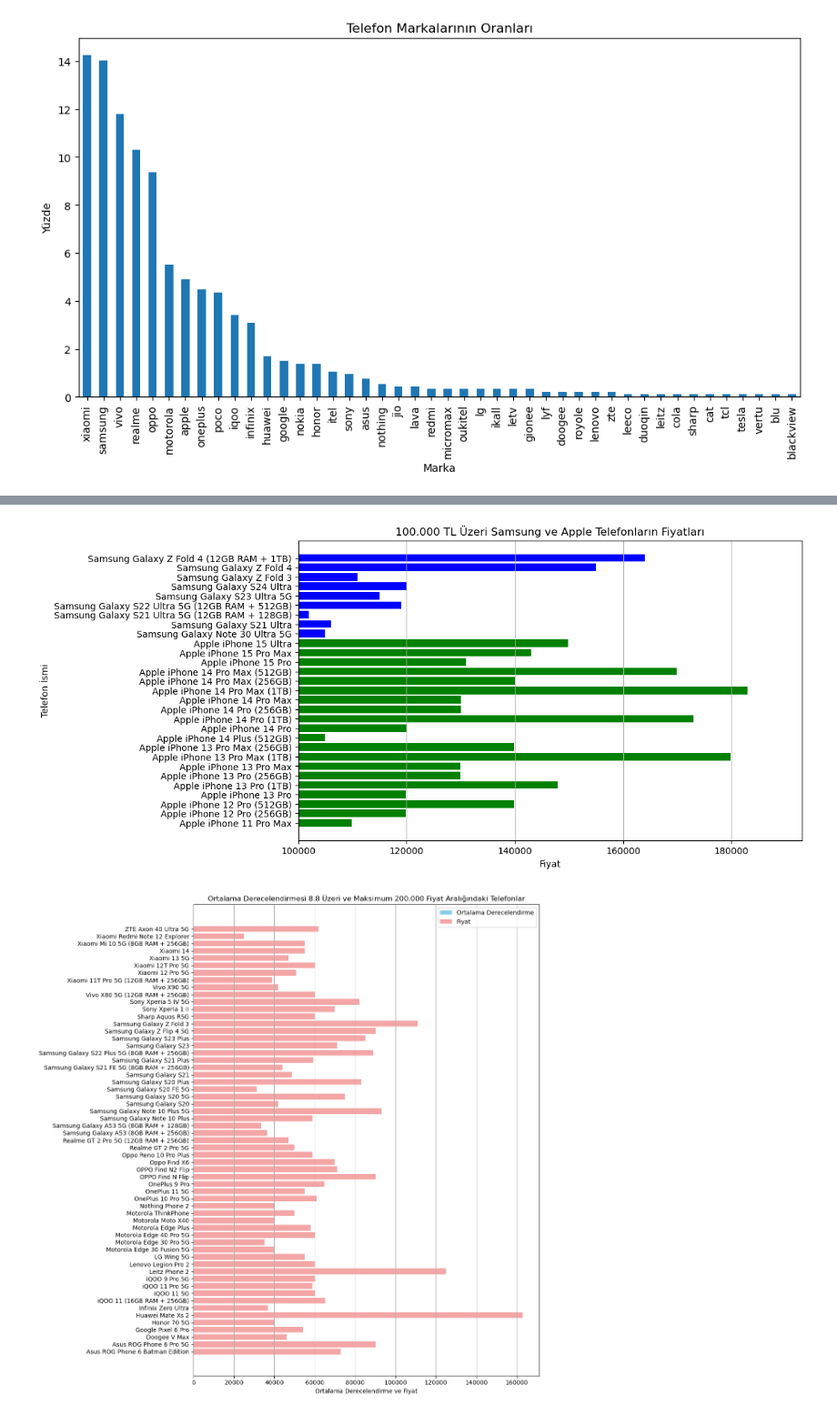
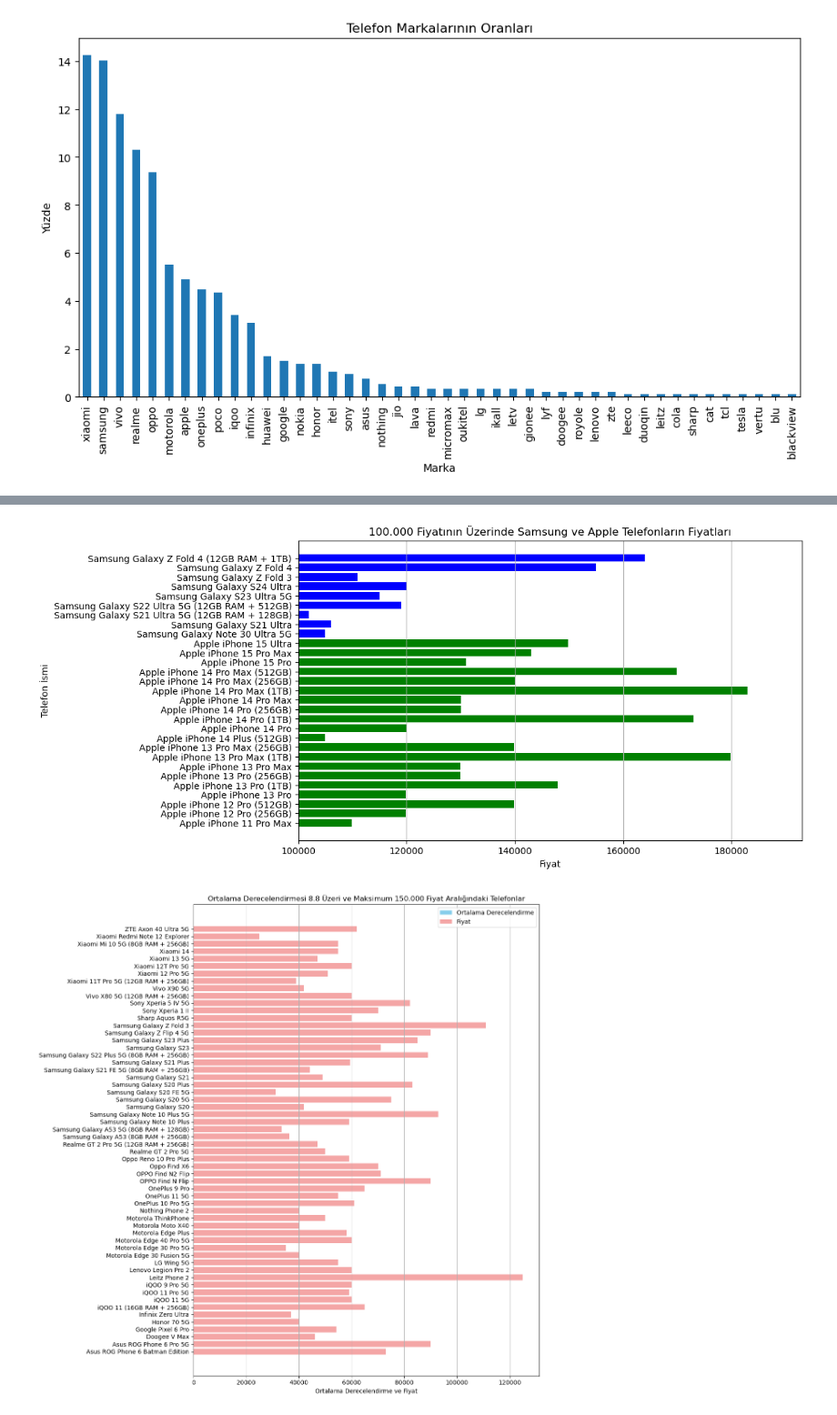
Before and after one commit to meteulken/Kodluyoruz-HiKod_02, a Jupyter notebook: Week5/odev1/Exercise01.ipynb, the cells around one changed output, grey strips where cells are left out. Shown: that part at 91% size. Cells and saved outputs as stored; diff of their text form; code cells hidden in the pictures.

```diff
--- a/Week5/odev1/Exercise01.ipynb
+++ b/Week5/odev1/Exercise01.ipynb
@@ -67,35 +118,35 @@ plt.figure(figsize=(10, 6))
 plt.barh(telefon_isimleri, fiyatlar, color=markalar.map({'samsung': 'blue', 'apple': 'green'}))
 plt.xlabel('Fiyat')
 plt.ylabel('Telefon İsmi')
-plt.title('100.000 TL Üzeri Samsung ve Apple Telefonların Fiyatları')
+plt.title('100.000 Fiyatının Üzerinde Samsung ve Apple Telefonların Fiyatları')
 plt.grid(axis='x')
 
 plt.xlim(100000, fiyatlar.max() + 10000)
 
 plt.show()
 # %% [output]
-[figure, old version]
+[figure, new version]
 # %%
-filtre_fiyat = (veri['price'] <= 200000)
+filtre_fiyat = (veri['price'] <= 150000)
 veri_fiyat_filtrelenmis = veri[filtre_fiyat]
 
 filtre_derece = (veri_fiyat_filtrelenmis['avg_rating'] >= 8.8)
 veri_filtrelenmis = veri_fiyat_filtrelenmis[filtre_derece]
 
 telefon_isimleri = veri_filtrelenmis['model']
 ortalama_derecelendirme = veri_filtrelenmis['avg_rating']
 fiyatlar = veri_filtrelenmis['price']
 
 plt.figure(figsize=(12, 12))
 plt.barh(telefon_isimleri, ortalama_derecelendirme, color='skyblue', label='Ortalama Derecelendirme')
 plt.barh(telefon_isimleri, fiyatlar, color='lightcoral', label='Fiyat', alpha=0.7)
 plt.xlabel('Ortalama Derecelendirme ve Fiyat')
-plt.title('Ortalama Derecelendirmesi 8.8 Üzeri ve Maksimum 200.000 Fiyat Aralığındaki Telefonlar')
+plt.title('Ortalama Derecelendirmesi 8.8 Üzeri ve Maksimum 150.000 Fiyat Aralığındaki Telefonlar')
 plt.legend(loc='upper right')
 plt.grid(axis='x')
 
 # Grafiği göster
 plt.tight_layout()
 plt.show()
 # %% [output]
-[figure, old version]
+[figure, new version]
```
Also changed, not shown: parts of 7 cells of this notebook.
